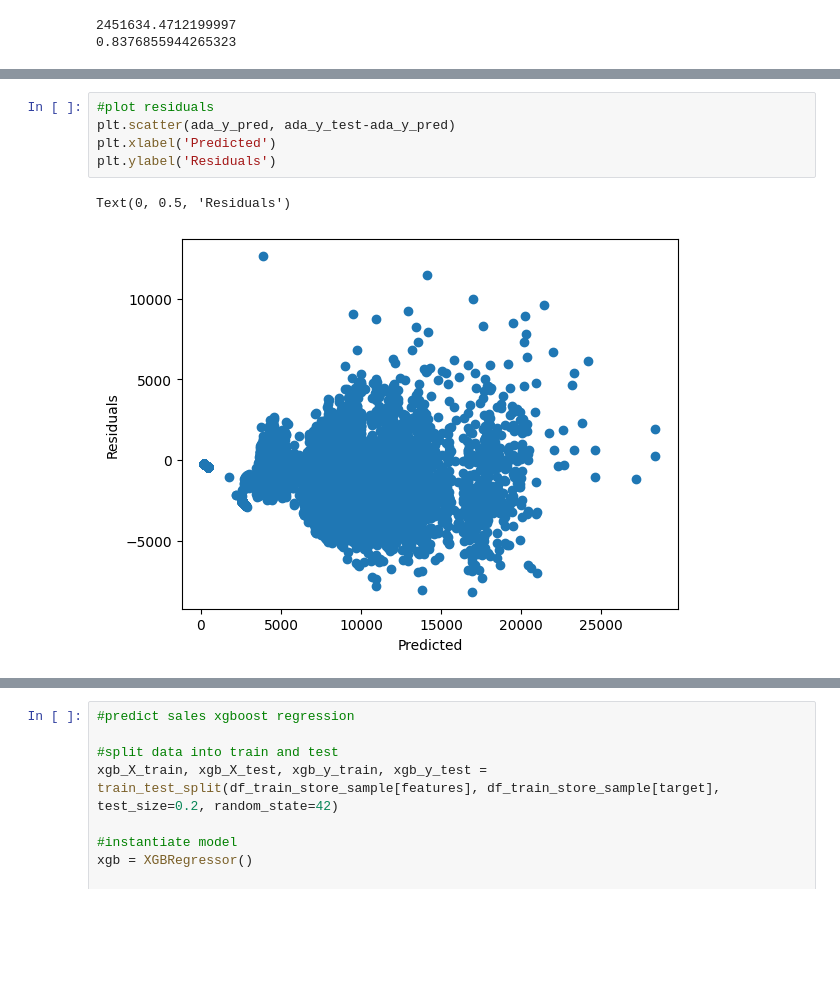
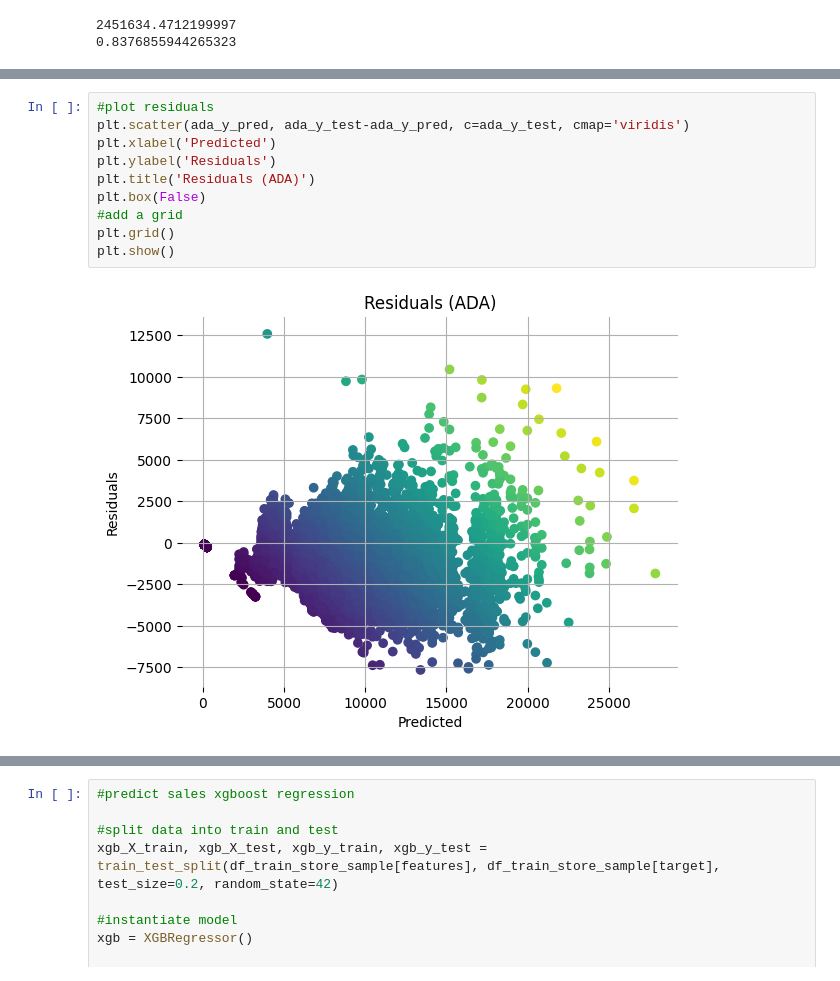
Before and after one commit to Bratpfannengamer/Rossmann, a Jupyter notebook: notebook.ipynb, the cells around one changed output, grey strips where cells are left out. Drawn from its saved outputs; the diff is of its cells as text; blank space fills up the shorter version.

```diff
--- a/notebook.ipynb
+++ b/notebook.ipynb
@@ -569,11 +584,15 @@ Text(0, 0.5, 'Predicted')
 # %%
 #plot residuals
-plt.scatter(ada_y_pred, ada_y_test-ada_y_pred)
+plt.scatter(ada_y_pred, ada_y_test-ada_y_pred, c=ada_y_test, cmap='viridis')
 plt.xlabel('Predicted')
 plt.ylabel('Residuals')
+plt.title('Residuals (ADA)')
+plt.box(False)
+#add a grid
+plt.grid()
+plt.show()
 # %% [output]
-Text(0, 0.5, 'Residuals')
-[figure, old version]
+[figure, new version]
 # %%
 #predict sales svm regression
 
```
Also changed, not shown: parts of 14 cells of this notebook.
